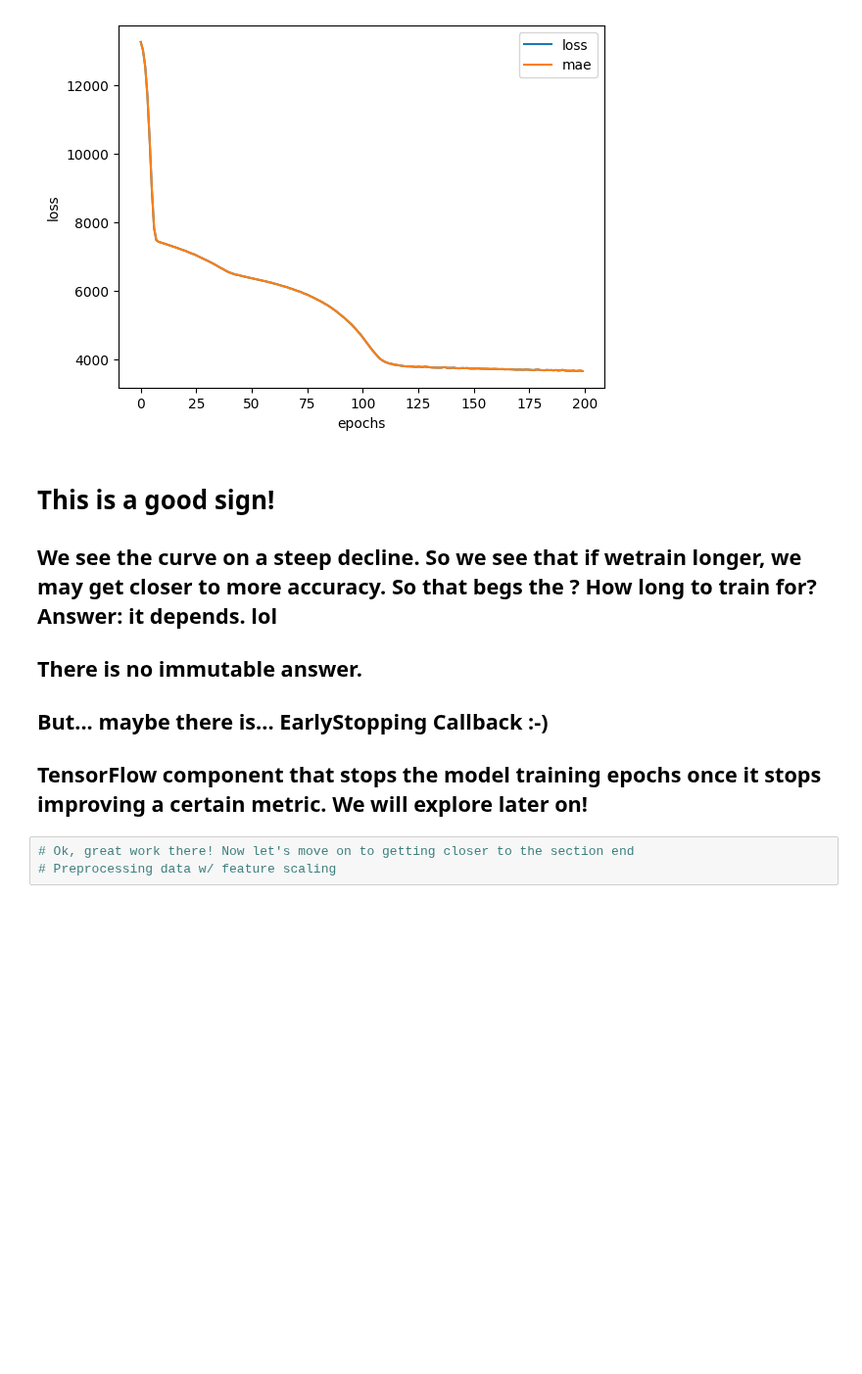
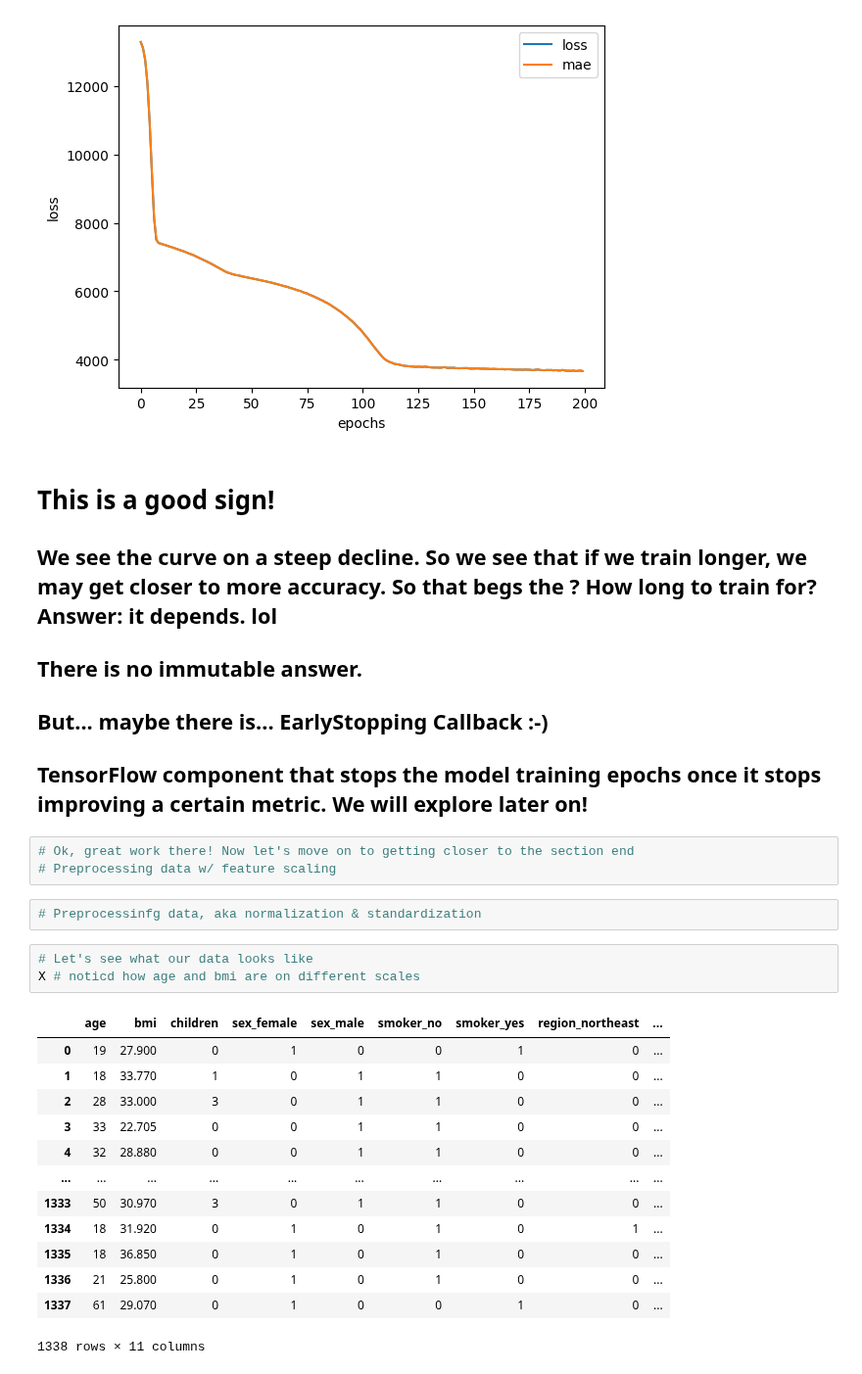
Before and after one commit to BakerSec/tensorflow, a Jupyter notebook: 01_Neural_Network_Regression_with_Tensorflow_A.ipynb, the cells around one changed output. Shown at 98% size. Cells and saved outputs as stored; diff of their text form; blank space fills up the shorter version.

```diff
--- a/01_Neural_Network_Regression_with_Tensorflow_A.ipynb
+++ b/01_Neural_Network_Regression_with_Tensorflow_A.ipynb
@@ -984,10 +987,29 @@ Text(0.5, 0, 'epochs')
 [figure]
 # %% [markdown]
 # This is a good sign!
-## We see the curve on a steep decline. So we see that if wetrain longer, we may get closer to more accuracy. So that begs the ? How long to train for? Answer: it depends. lol
+## We see the curve on a steep decline. So we see that if we train longer, we may get closer to more accuracy. So that begs the ? How long to train for? Answer: it depends. lol
 ## There is no immutable answer.
 ## But... maybe there is... EarlyStopping Callback :-)
 ## TensorFlow component that stops the model training epochs once it stops improving a certain metric. We will explore later on!
 # %%
 # Ok, great work there! Now let's move on to getting closer to the section end
 # Preprocessing data w/ feature scaling
+# %%
+# Preprocessinfg data, aka normalization & standardization
+# %%
+# Let's see what our data looks like
+X # noticd how age and bmi are on different scales
+# %% [output]
+|  | age | bmi | children | sex_female | sex_male | smoker_no | smoker_yes | region_northeast | ... |
+| 0 | 19 | 27.900 | 0 | 1 | 0 | 0 | 1 | 0 | ... |
+| 1 | 18 | 33.770 | 1 | 0 | 1 | 1 | 0 | 0 | ... |
+| 2 | 28 | 33.000 | 3 | 0 | 1 | 1 | 0 | 0 | ... |
+| 3 | 33 | 22.705 | 0 | 0 | 1 | 1 | 0 | 0 | ... |
+| 4 | 32 | 28.880 | 0 | 0 | 1 | 1 | 0 | 0 | ... |
+| ... | ... | ... | ... | ... | ... | ... | ... | ... | ... |
+| 1333 | 50 | 30.970 | 3 | 0 | 1 | 1 | 0 | 0 | ... |
+| 1334 | 18 | 31.920 | 0 | 1 | 0 | 1 | 0 | 1 | ... |
+| 1335 | 18 | 36.850 | 0 | 1 | 0 | 1 | 0 | 0 | ... |
+| 1336 | 21 | 25.800 | 0 | 1 | 0 | 1 | 0 | 0 | ... |
+| 1337 | 61 | 29.070 | 0 | 1 | 0 | 0 | 1 | 0 | ... |
+1338 rows × 11 columns
```
Also changed, not shown: parts of 51 cells of this notebook.
